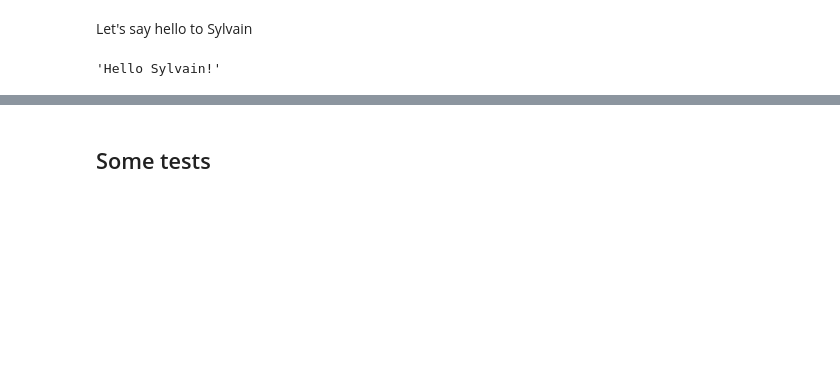
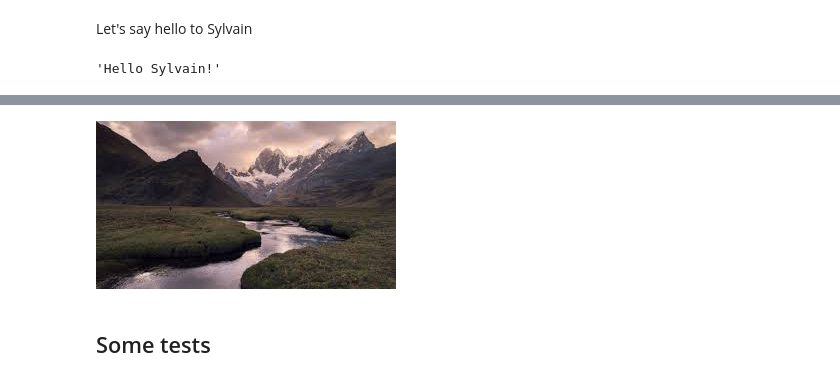
Before and after one commit to serracb/nbdev_test, a Jupyter notebook: 00_core.ipynb, the cells around one changed output, grey strips where cells are left out. Cells and saved outputs as stored; diff of their text form; code cells hidden in the pictures; blank space fills up the shorter version.

Commit message:
images added

```diff
--- a/00_core.ipynb
+++ b/00_core.ipynb
@@ -15,3 +21,7 @@ def say_hello(to):
+# %%
+#export
+def read_image(path):
+    return Image.open(path)
 # %% [markdown]
 Let's say hello to Sylvain
 # %%
@@ -26,3 +31,7 @@ display(SVG('<svg height="100"><circle cx="50" cy="50" r="40"/></svg>'))
+# %%
+read_image('image_test.jpeg')
+# %% [output]
+[figure, added]
 # %% [markdown]
 ## Some tests
 # %%
```
Also changed, not shown: parts of 5 cells of this notebook, 2 other files.
